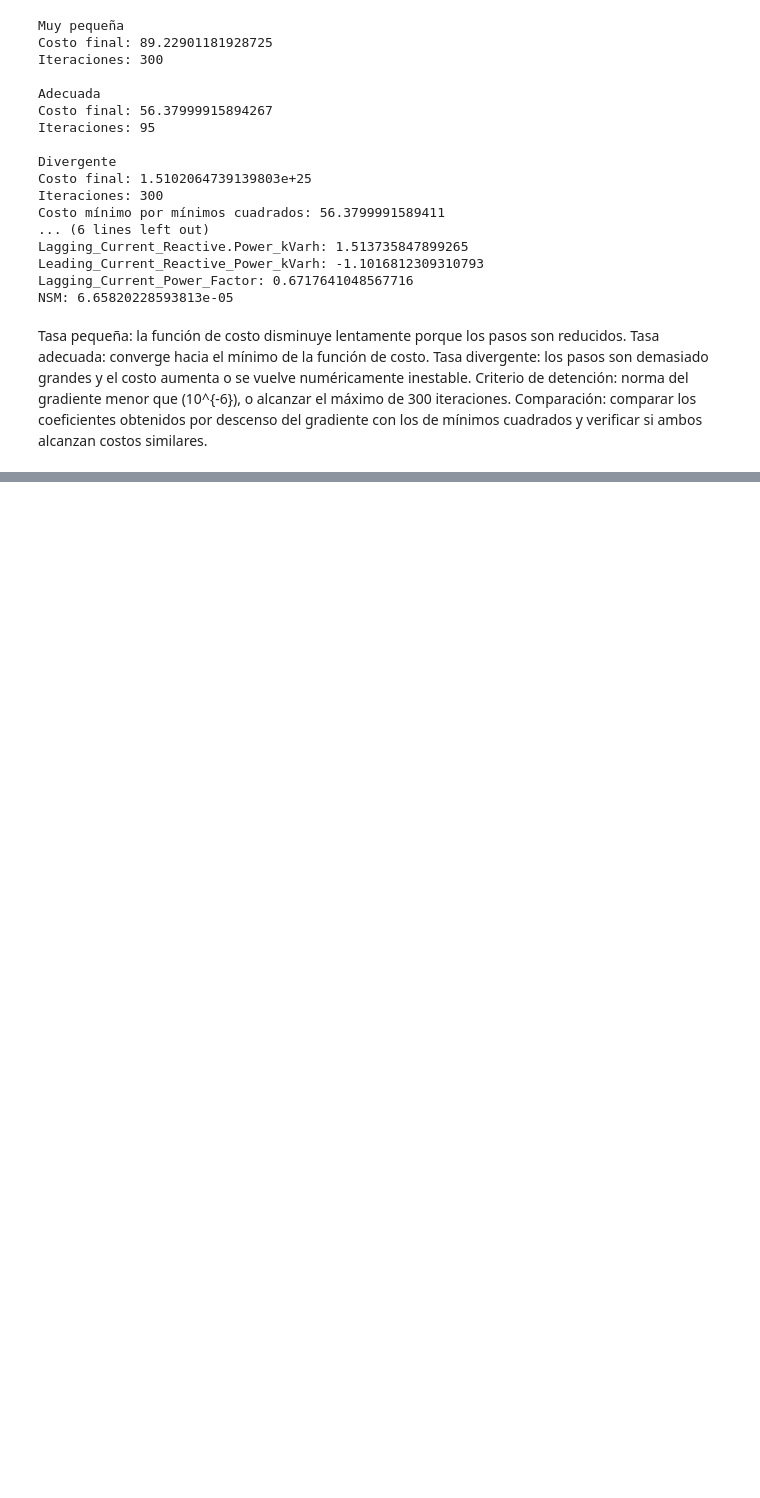
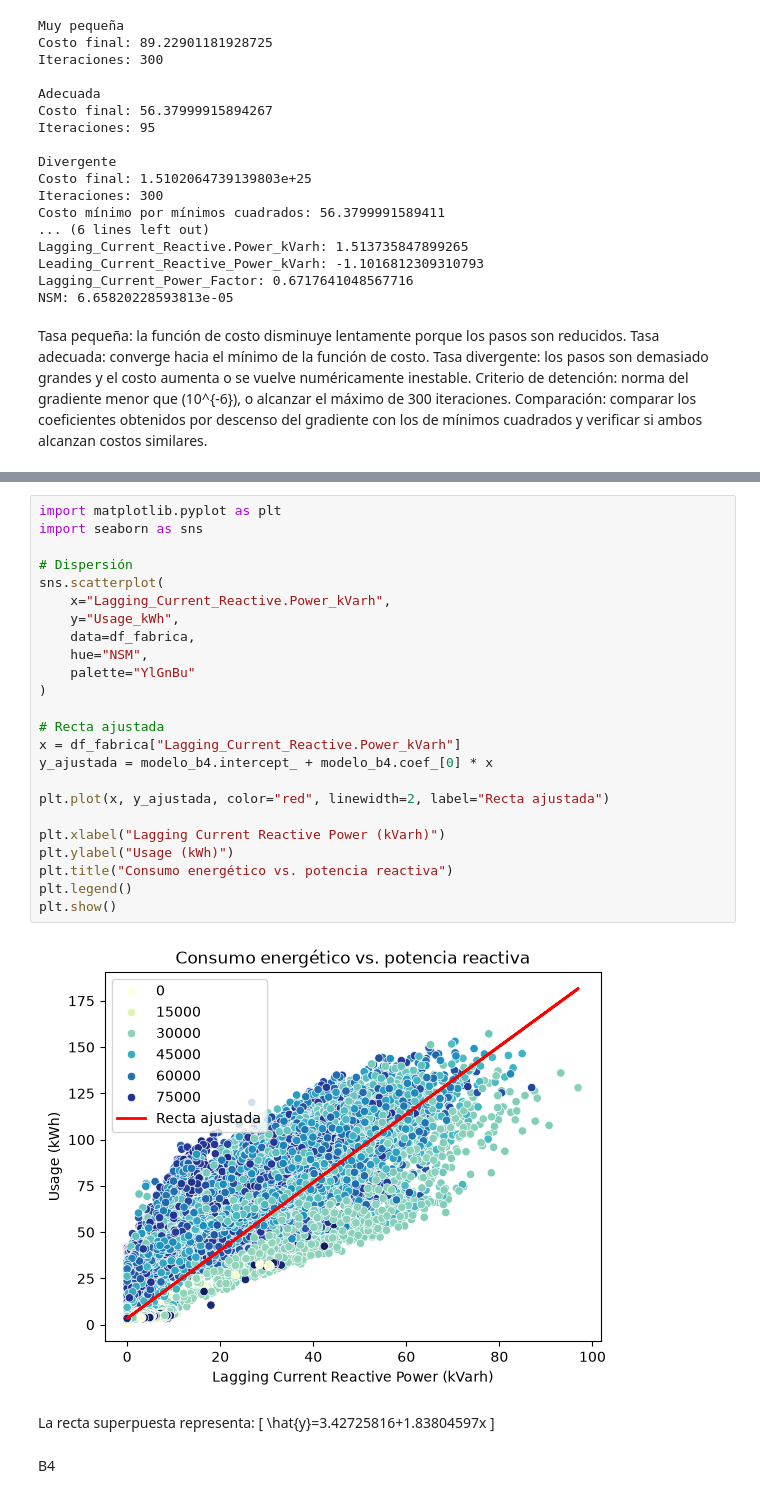
Before and after one commit to kbarnasthpol/tp-mate-4, a Jupyter notebook: ResolucionTpMia.ipynb, the cells around one changed output, grey strips where cells are left out. Saved outputs shown, nothing was run; the diff lists cells and outputs as text; blank space fills up the shorter version.

```diff
--- a/ResolucionTpMia.ipynb
+++ b/ResolucionTpMia.ipynb
@@ -351,0 +778,33 @@ Comparación: comparar los coeficientes obtenidos por descenso del gradiente con
+# %%
+import matplotlib.pyplot as plt
+import seaborn as sns
+
+# Dispersión
+sns.scatterplot(
+    x="Lagging_Current_Reactive.Power_kVarh",
+    y="Usage_kWh",
+    data=df_fabrica,
+    hue="NSM",
+    palette="YlGnBu"
+)
+
+# Recta ajustada
+x = df_fabrica["Lagging_Current_Reactive.Power_kVarh"]
+y_ajustada = modelo_b4.intercept_ + modelo_b4.coef_[0] * x
+
+plt.plot(x, y_ajustada, color="red", linewidth=2, label="Recta ajustada")
+
+plt.xlabel("Lagging Current Reactive Power (kVarh)")
+plt.ylabel("Usage (kWh)")
+plt.title("Consumo energético vs. potencia reactiva")
+plt.legend()
+plt.show()
+# %% [output]
+[figure, added]
+# %% [markdown]
+La recta superpuesta representa:
+\[
+\hat{y}=3.42725816+1.83804597x
+\]
+# %% [markdown]
+B4
```
Also changed, not shown: parts of 31 cells of this notebook.
